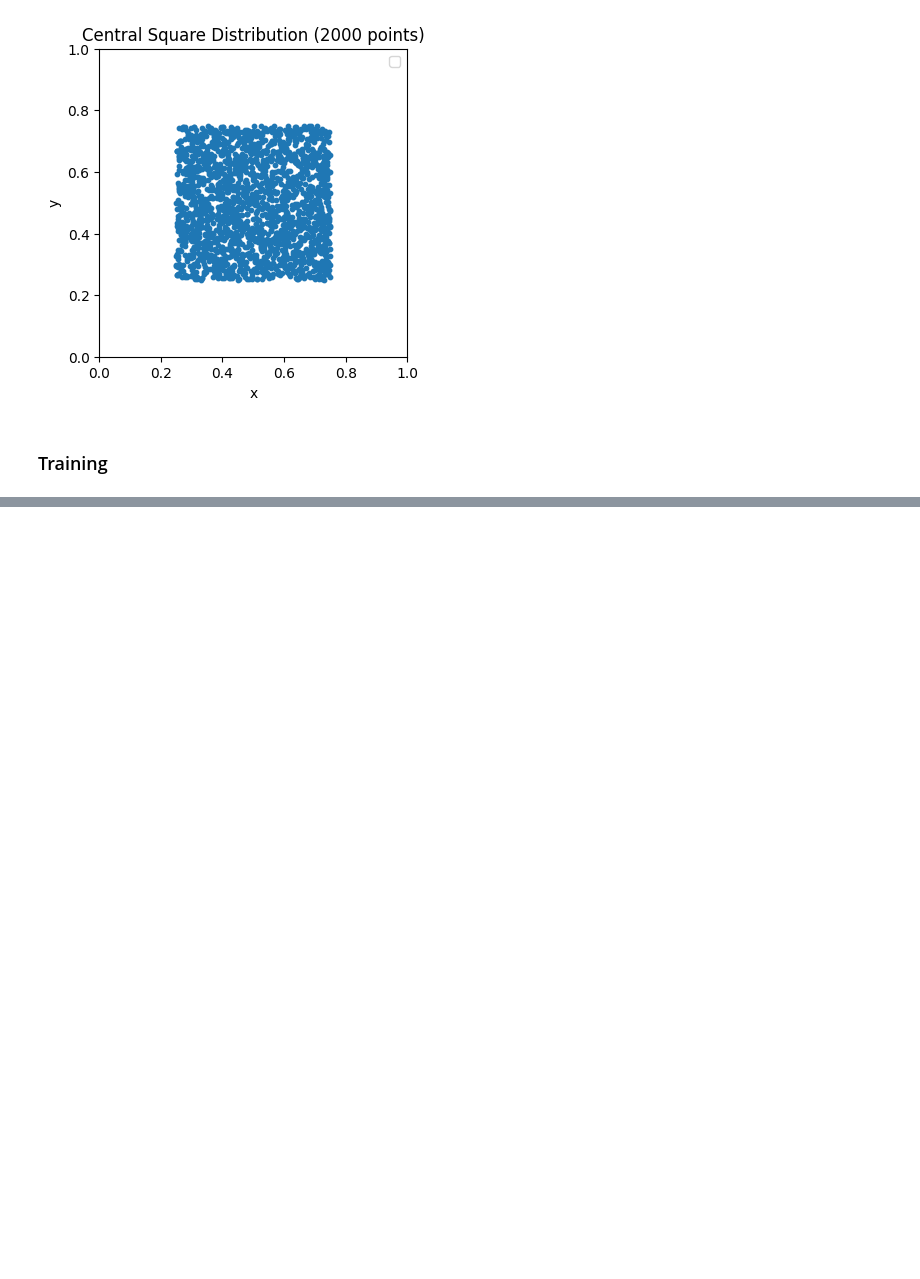
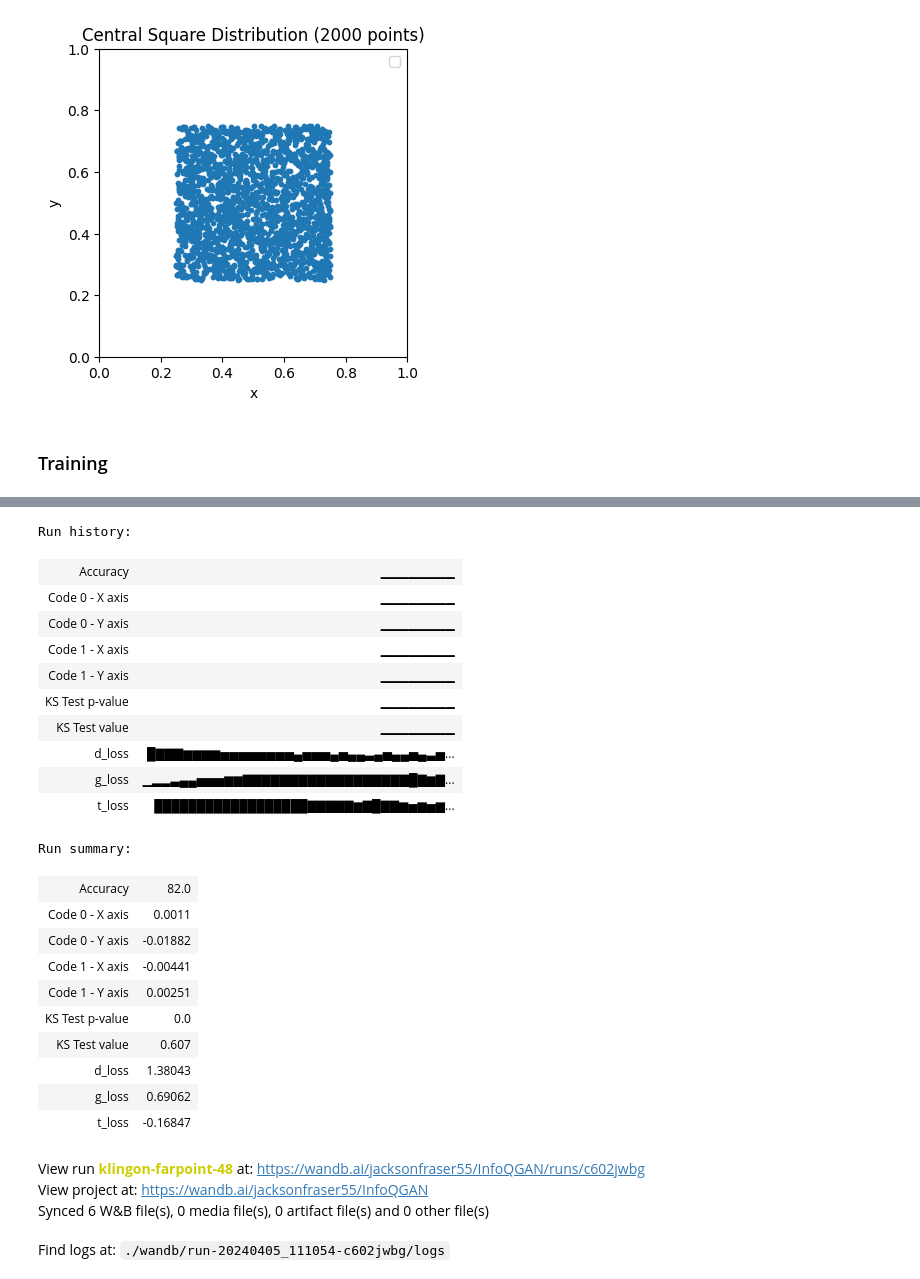
Before and after one commit to JacksonnF/InfoQGAN, a Jupyter notebook: experiments/InfoQGAN.ipynb, the cells around one changed output, grey strips where cells are left out. Cells and saved outputs as stored; diff of their text form; code cells hidden in the pictures; blank space fills up the shorter version.

```diff
--- a/experiments/InfoQGAN.ipynb
+++ b/experiments/InfoQGAN.ipynb
@@ -304 +324,30 @@ KeyboardInterrupt:
+# %%
+wandb.finish()
+# %% [output]
+Run history:
+| Accuracy | ▁▁▁▁▁▁▁▁ |
+| Code 0 - X axis | ▁▁▁▁▁▁▁▁ |
+| Code 0 - Y axis | ▁▁▁▁▁▁▁▁ |
+| Code 1 - X axis | ▁▁▁▁▁▁▁▁ |
+| Code 1 - Y axis | ▁▁▁▁▁▁▁▁ |
+| KS Test p-value | ▁▁▁▁▁▁▁▁ |
+| KS Test value | ▁▁▁▁▁▁▁▁ |
+| d_loss | █▇▇▇▆▆▆▆▅▅▅▅▅▅▅▅▄▅▅▅▄▅▄▄▃▄▅▄▄▅▄▃▅... |
+| g_loss | ▁▂▂▃▄▄▅▅▅▆▆▇▇▇▇▇▇▇▇▇▇▇▇▇▇▇▇▇▇█▇▆▇... |
+| t_loss | ██████████████████▇▇▇▇▇▆▇█▇▇▆▅▆▅▆... |
+Run summary:
+| Accuracy | 82.0 |
+| Code 0 - X axis | 0.0011 |
+| Code 0 - Y axis | -0.01882 |
+| Code 1 - X axis | -0.00441 |
+| Code 1 - Y axis | 0.00251 |
+| KS Test p-value | 0.0 |
+| KS Test value | 0.607 |
+| d_loss | 1.38043 |
+| g_loss | 0.69062 |
+| t_loss | -0.16847 |
+View run klingon-farpoint-48 at: https://wandb.ai/jacksonfraser55/InfoQGAN/runs/c602jwbg
+View project at: https://wandb.ai/jacksonfraser55/InfoQGAN
+Synced 6 W&B file(s), 0 media file(s), 0 artifact file(s) and 0 other file(s)
+Find logs at: ./wandb/run-20240405_111054-c602jwbg/logs
 # %%
```
Also changed, not shown: parts of 7 cells of this notebook.
